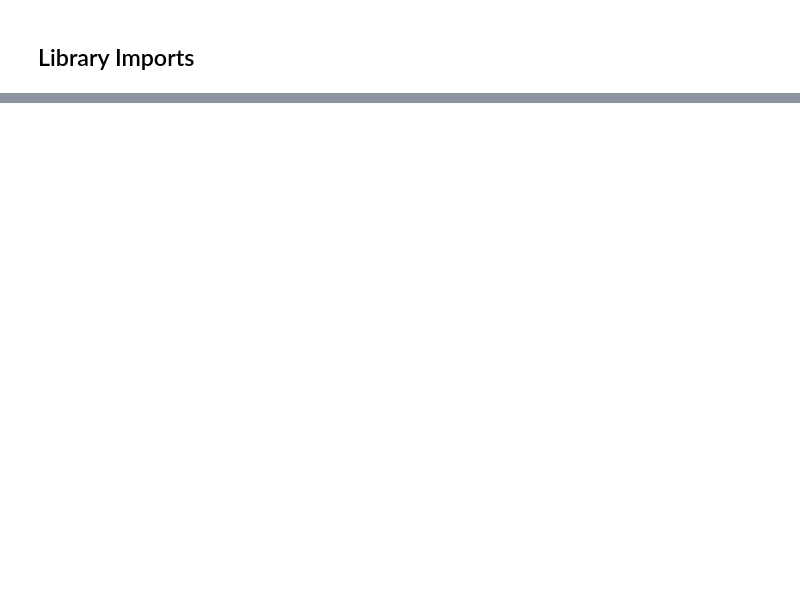
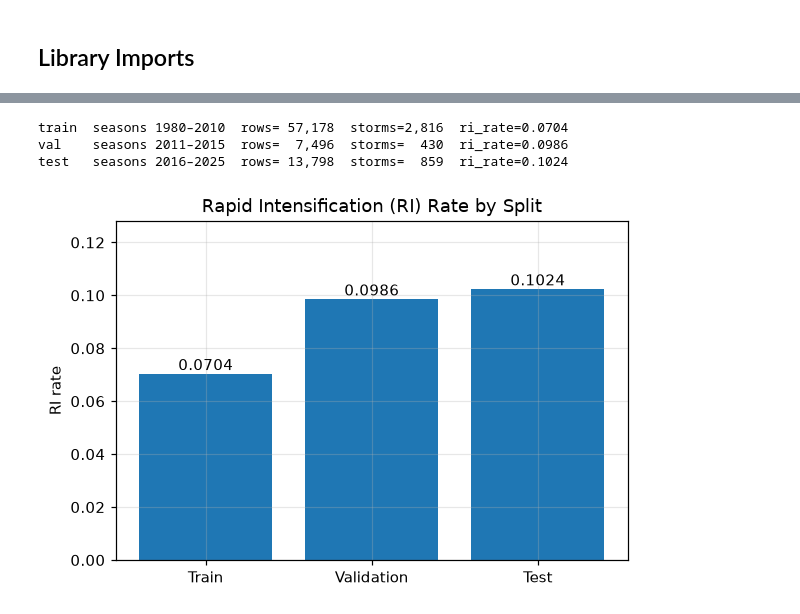
Before and after one commit to ccai-tropicalcycloneri-tutorial-2026/tropicalcycloneriprediction, a Jupyter notebook: tropicalcyclone_rapidintensification.ipynb, the cells around one changed output, grey strips where cells are left out. Drawn from its saved outputs; the diff is of its cells as text; code cells hidden in the pictures; blank space fills up the shorter version.

```diff
--- a/tropicalcyclone_rapidintensification.ipynb
+++ b/tropicalcyclone_rapidintensification.ipynb
@@ -1369,0 +1768,5 @@ ipywidgets: 8.1.8
+# %%
+for name, df in [("IBTrACS", df_ibtracs), ("ERA5", df_era5), ("Satellite", df_satellite)]:
+    print(f"\n{'='*200}\n{name}: {df.shape[0]:,} rows x {df.shape[1]} cols"
+          f" | {df['sid'].nunique():,} storms")
+    display(df.head(3))
@@ -1369,0 +1796,14 @@ ipywidgets: 8.1.8
+# %%
+df_era5 = df_era5.drop(columns=["lat", "lon"], errors="ignore")
+df_satellite = df_satellite.drop(columns=["lat", "lon"], errors="ignore")
+
+ml_df = (df_ibtracs
+         .merge(df_era5, on=["sid", "iso_time"], how="left",
+                validate="one_to_one", suffixes=("", "_DUP"))
+         .merge(df_satellite, on=["sid", "iso_time"], how="left",
+                validate="one_to_one", suffixes=("", "_DUP")))
+
+dupes = [c for c in ml_df.columns if c.endswith("_DUP")]
+assert not dupes, f"column collision in merge: {dupes}"
+
+ml_df = ml_df[[c for c in ml_df.columns if c != TARGET] + [TARGET]]
@@ -1369,0 +1844,30 @@ ipywidgets: 8.1.8
+# %%
+df_train, df_val, df_test = split(ml_df)
+
+y_train = df_train[TARGET].astype(int)
+y_val   = df_val[TARGET].astype(int)
+y_test  = df_test[TARGET].astype(int)
+
+train_base_rate = y_train.mean()
+val_base_rate = y_val.mean()
+test_base_rate = y_test.mean()
+
+split_names = ["Train", "Validation", "Test"]
+base_rates = [train_base_rate, val_base_rate, test_base_rate]
+
+fig, ax = plt.subplots(figsize=(6, 4))
+bars = ax.bar(split_names, base_rates)
+
+ax.set_ylabel("RI rate")
+ax.set_title("Rapid Intensification (RI) Rate by Split")
+ax.set_ylim(0, max(base_rates) * 1.25)
+
+for bar, rate in zip(bars, base_rates):
+    ax.text(bar.get_x() + bar.get_width()/2, bar.get_height(), f"{rate:.4f}", ha="center", va="bottom")
+
+plt.show()
+# %% [output]
+train  seasons 1980–2010  rows= 57,178  storms=2,816  ri_rate=0.0704
+val    seasons 2011–2015  rows=  7,496  storms=  430  ri_rate=0.0986
+test   seasons 2016–2025  rows= 13,798  storms=  859  ri_rate=0.1024
+[figure, added]
```
Also changed, not shown: parts of 243 cells of this notebook.
